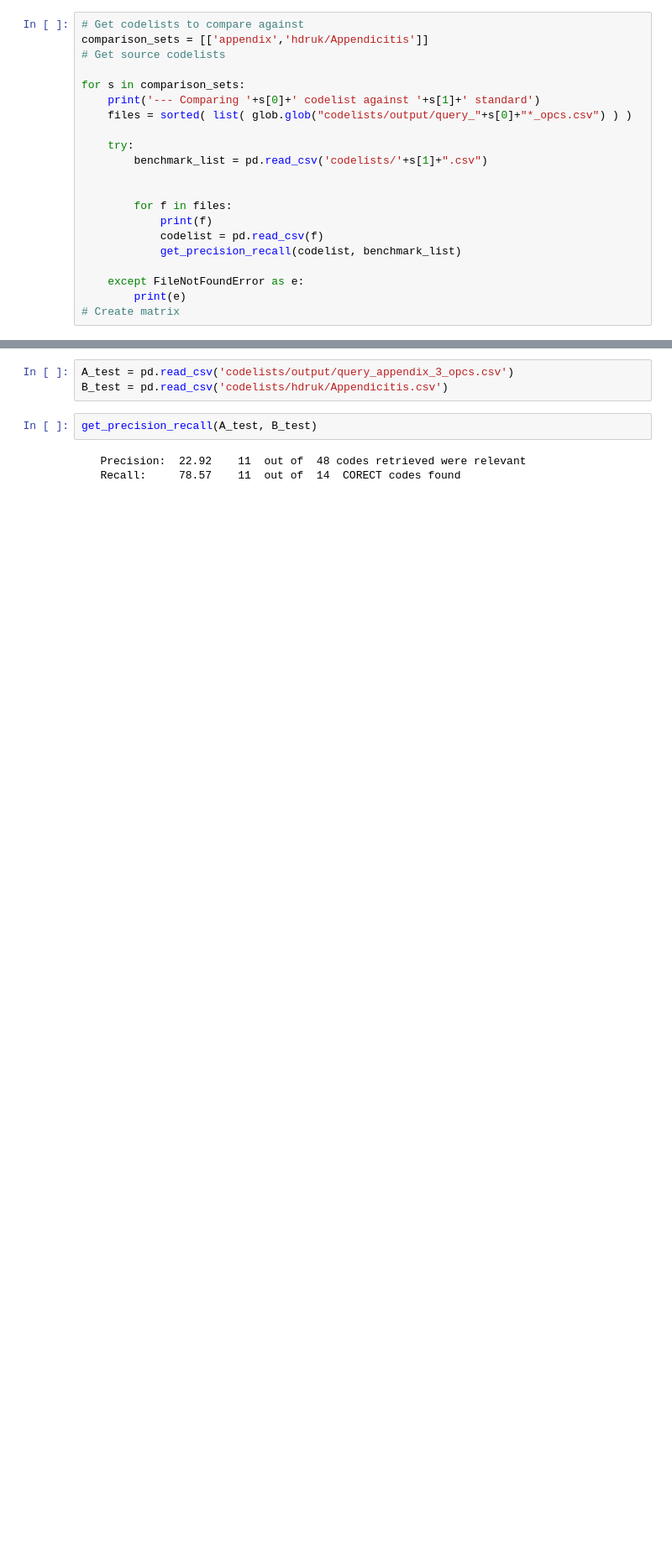
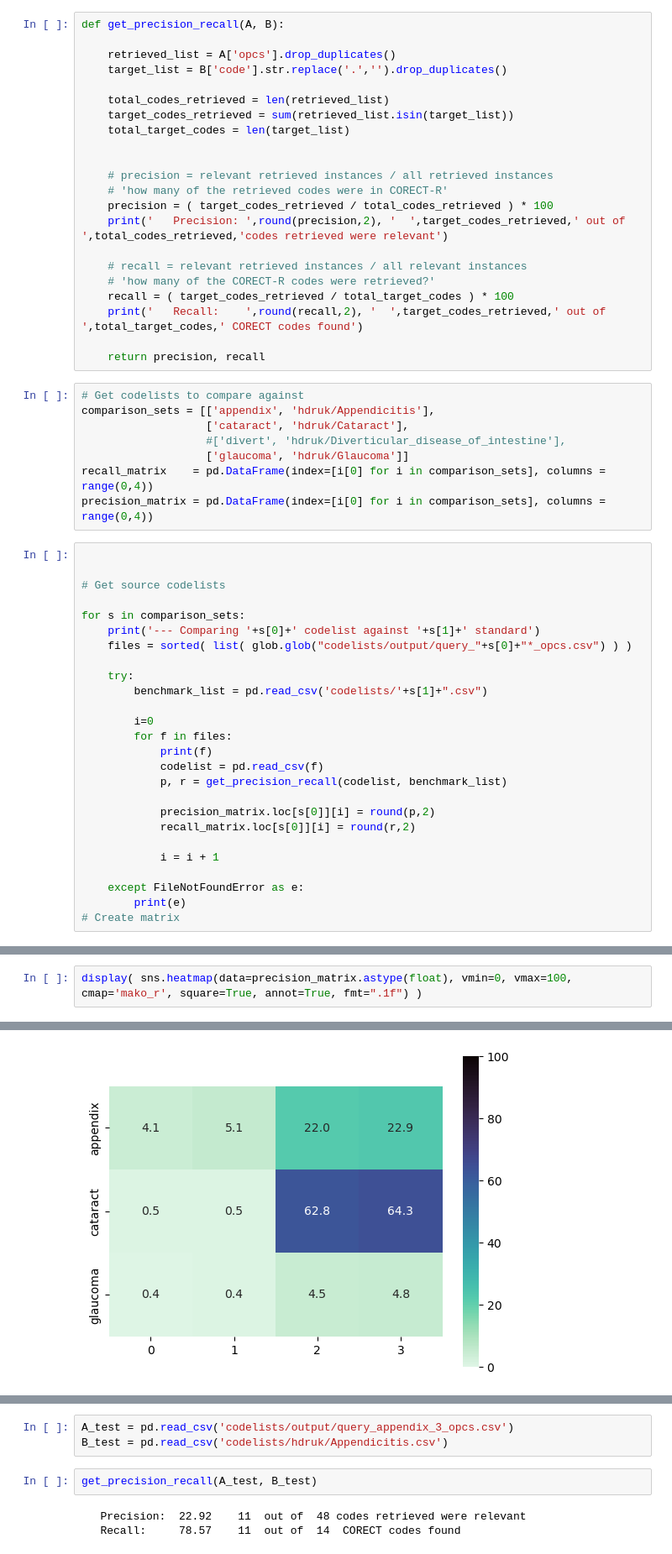
Before and after one commit to owen-dwyer/SNOquery, a Jupyter notebook: src/codelist_compare.ipynb, the cells around one changed output, grey strips where cells are left out. Shown: that part at 84% size. Drawn from its saved outputs; the diff is of its cells as text; blank space fills up the shorter version.

```diff
--- a/src/codelist_compare.ipynb
+++ b/src/codelist_compare.ipynb
@@ -4,6 +6,36 @@ import pandas as pd
+# %%
+def get_precision_recall(A, B):
+
+    retrieved_list = A['opcs'].drop_duplicates()
+    target_list = B['code'].str.replace('.','').drop_duplicates()
+
+    total_codes_retrieved = len(retrieved_list)
+    target_codes_retrieved = sum(retrieved_list.isin(target_list))
+    total_target_codes = len(target_list)
+
+
+    # precision = relevant retrieved instances / all retrieved instances
+    # 'how many of the retrieved codes were in CORECT-R'
+    precision = ( target_codes_retrieved / total_codes_retrieved ) * 100
+    print('   Precision: ',round(precision,2), '  ',target_codes_retrieved,' out of ',total_codes_retrieved,'codes retrieved were relevant')
+
+    # recall = relevant retrieved instances / all relevant instances
+    # 'how many of the CORECT-R codes were retrieved?'
+    recall = ( target_codes_retrieved / total_target_codes ) * 100
+    print('   Recall:    ',round(recall,2), '  ',target_codes_retrieved,' out of ',total_target_codes,' CORECT codes found')
+
+    return precision, recall
+# %%
+# Get codelists to compare against
+comparison_sets = [['appendix', 'hdruk/Appendicitis'],
+                   ['cataract', 'hdruk/Cataract'],
+                   #['divert', 'hdruk/Diverticular_disease_of_intestine'],
+                   ['glaucoma', 'hdruk/Glaucoma']]
+recall_matrix    = pd.DataFrame(index=[i[0] for i in comparison_sets], columns = range(0,4))
+precision_matrix = pd.DataFrame(index=[i[0] for i in comparison_sets], columns = range(0,4))
 # %%
-# Get codelists to compare against
-comparison_sets = [['appendix','hdruk/Appendicitis']]
+
+
 # Get source codelists
 
 for s in comparison_sets:
@@ -13,11 +45,16 @@ for s in comparison_sets:
     try:
         benchmark_list = pd.read_csv('codelists/'+s[1]+".csv")
 
-
+        i=0
         for f in files:
             print(f)
             codelist = pd.read_csv(f)
-            get_precision_recall(codelist, benchmark_list)
+            p, r = get_precision_recall(codelist, benchmark_list)
+
+            precision_matrix.loc[s[0]][i] = round(p,2)
+            recall_matrix.loc[s[0]][i] = round(r,2)
+
+            i = i + 1
 
     except FileNotFoundError as e:
         print(e)
@@ -38,0 +92,3 @@ codelists/output/query_appendix_3_opcs.csv
+# %%
+display( sns.heatmap(data=precision_matrix.astype(float), vmin=0, vmax=100, cmap='mako_r', square=True, annot=True, fmt=".1f") )
+# %% [output]
@@ -38,0 +96 @@ codelists/output/query_appendix_3_opcs.csv
+[figure, added]
```
Also changed, not shown: parts of 7 cells of this notebook, 41 other files.
